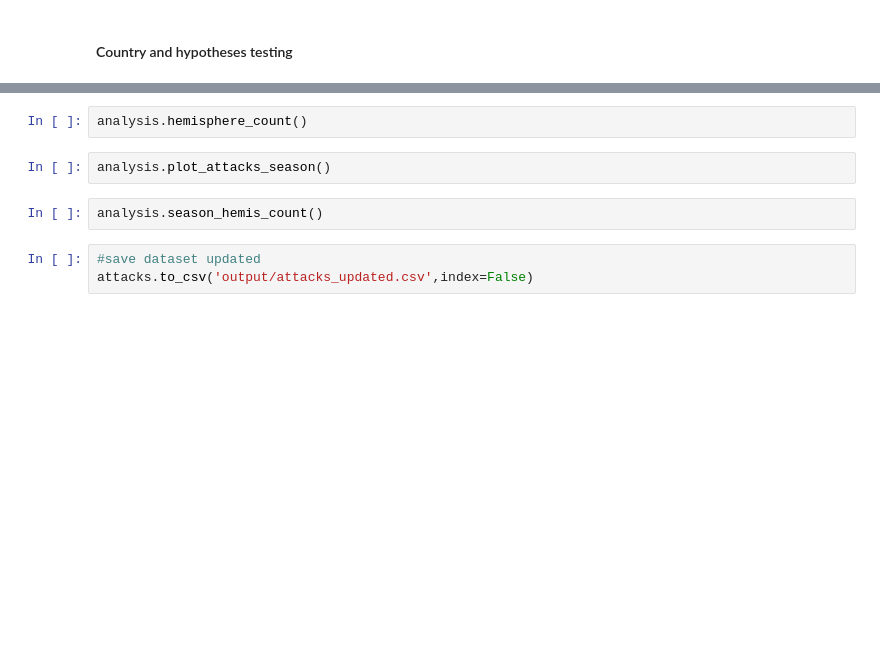
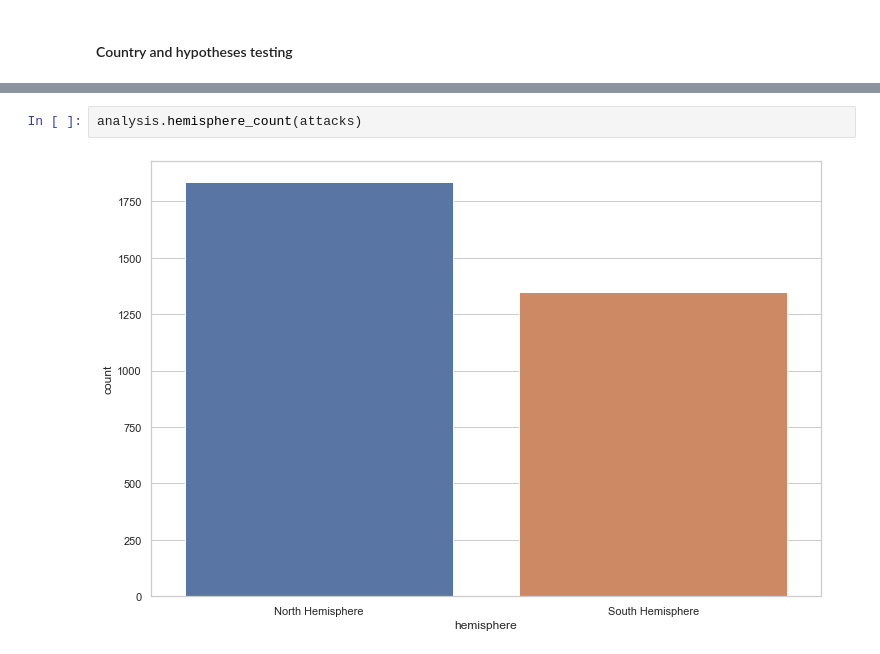
Before and after one commit to ju-br/Cleaning-data-and-evidence-based-insights-Shark-Attack-Project, a Jupyter notebook: Project 1 - Shark attack.ipynb, the cells around one changed output, grey strips where cells are left out. Drawn from its saved outputs; the diff is of its cells as text; blank space fills up the shorter version.

```diff
--- a/Project 1 - Shark attack.ipynb
+++ b/Project 1 - Shark attack.ipynb
@@ -206,9 +528,4 @@ attacks
-# %%
-analysis.hemisphere_count()
-# %%
-analysis.plot_attacks_season()
-# %%
-analysis.season_hemis_count()
-# %%
-#save dataset updated
-attacks.to_csv('output/attacks_updated.csv',index=False)
+# %%
+analysis.hemisphere_count(attacks)
+# %% [output]
+[figure, added]
```
Also changed, not shown: parts of 51 cells of this notebook, 3 other files.
